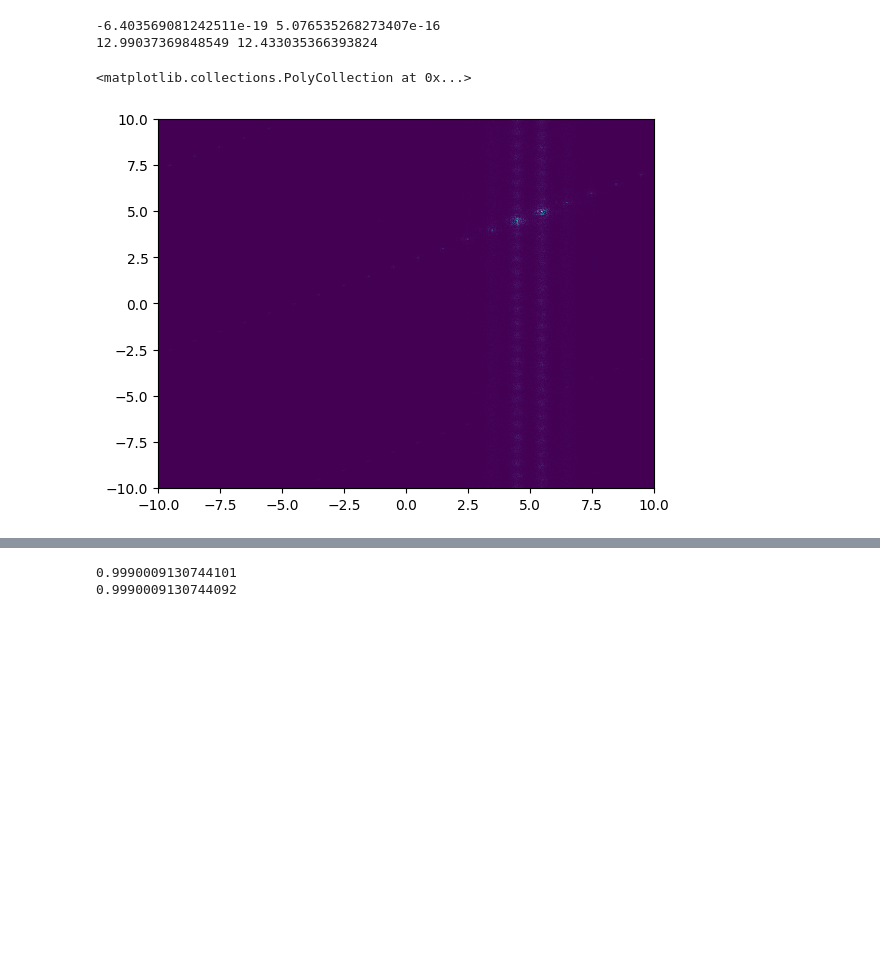
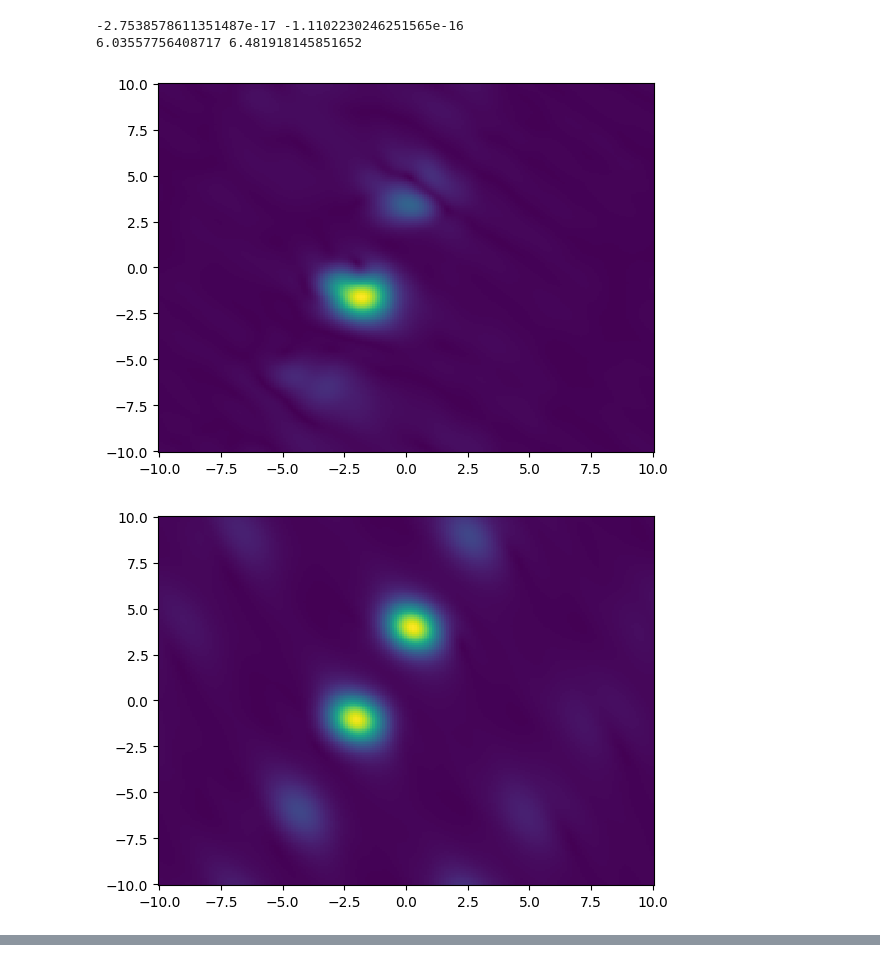
Before and after one commit to henhen724/GS_algorithm, a Jupyter notebook: GS.ipynb, the cells around one changed output, grey strips where cells are left out. Cells and saved outputs as stored; diff of their text form; code cells hidden in the pictures; blank space fills up the shorter version.

```diff
--- a/GS.ipynb
+++ b/GS.ipynb
@@ -25,24 +23,24 @@ def unitary_ift(a, diststep):
 # %%
-n = 2001
+n = 201
 rangeMin = -10.
 rangeMax = 10.
 diststep = (rangeMax-rangeMin)/n
-delta_k = 2*cp.pi/(n*diststep)
-x = cp.linspace(rangeMin, rangeMax, n)
-y = cp.linspace(rangeMin, rangeMax, n)
+delta_k = 2*np.pi/(n*diststep)
+x = np.linspace(rangeMin, rangeMax, n)
+y = np.linspace(rangeMin, rangeMax, n)
 px = fftfreq(n, diststep)
 py = fftfreq(n, diststep)
 
-X, Y = cp.meshgrid(x,y)
-Px, Py = cp.meshgrid(px, py)
+X, Y = np.meshgrid(x,y)
+Px, Py = np.meshgrid(px, py)
 Px_sorted, Py_sorted = fftshift(Px), fftshift(Py)
 
 pos_amp_mag = position_amp_mag(X,Y)
-# mom_amp_mag = np.abs(fftn(pos_amp_mag*np.exp(1j*cp.pi/2*(0.5*X)/diststep))*diststep**2/(2*cp.pi))
+# mom_amp_mag = np.abs(fftn(pos_amp_mag)*diststep**2/(2*np.pi))
 unnormalized_mom_amp_mag = momentum_amp_mag(Px, Py)
-mom_amp_mag = cp.sqrt(cp.sum(cp.square(pos_amp_mag))*diststep**2/(cp.sum(cp.square(cp.abs(unnormalized_mom_amp_mag)))*delta_k**2))*unnormalized_mom_amp_mag
+mom_amp_mag = np.sqrt(np.sum(np.square(pos_amp_mag))*diststep**2/(np.sum(np.square(np.abs(unnormalized_mom_amp_mag)))*delta_k**2))*unnormalized_mom_amp_mag
 
-# plt.pcolor(X.get(), Y.get(), pos_amp_mag.get())
+plt.pcolor(X, Y, pos_amp_mag)
+plt.show()
+plt.pcolor(Px_sorted, Py_sorted, fftshift(mom_amp_mag))
 # plt.show()
-# plt.pcolor(Px_sorted.get(), Py_sorted.get(), fftshift(mom_amp_mag).get())
-# plt.show()
@@ -65,24 +76,26 @@ print(2*np.pi*(Px_sorted[0][1] - Px_sorted[0][0]))
 # %%
-print(cp.sum(Px*cp.square(mom_amp_mag)), cp.sum(Py*cp.square(mom_amp_mag)))
-print(cp.sum(Px*cp.square(cp.abs(unitary_ft(pos_amp_mag, diststep)))), cp.sum(Py*cp.square(cp.abs(unitary_ft(pos_amp_mag, diststep)))))
+print(np.sum(Px*np.square(mom_amp_mag)), np.sum(Py*np.square(mom_amp_mag)))
+print(np.sum(Px*np.square(np.abs(unitary_ft(pos_amp_mag, diststep)))), np.sum(Py*np.square(np.abs(unitary_ft(pos_amp_mag, diststep)))))
 # %% [output]
--6.403569081242511e-19 5.076535268273407e-16
-12.99037369848549 12.433035366393824
+-2.7538578611351487e-17 -1.1102230246251565e-16
+6.03557756408717 6.481918145851652
 # %%
 def one_step_of_GS(cur_pos, measured_pos_mag, measured_mom_mag, diststep):
     n = measured_pos_mag.shape[0]
-    cur_mom = fftn(cur_pos)*diststep**2/(2*cp.pi)
-    next_mom = measured_mom_mag*cp.exp(1j * cp.angle(cur_mom))
-    next_pos = ifftn(next_mom)*(2*cp.pi/diststep**2)
-    return measured_pos_mag*cp.exp(1j * cp.angle(next_pos)), next_mom
+    cur_mom = fftn(cur_pos)*diststep**2/(2*np.pi)
+    next_mom = measured_mom_mag*np.exp(1j * np.angle(cur_mom))
+    next_pos = ifftn(next_mom)*(2*np.pi/diststep**2)
+    return measured_pos_mag*np.exp(1j * np.angle(next_pos)), next_mom
 # %%
+phi = 2*np.pi*np.random.random((n,n))
+cur_pos_amp = pos_amp_mag*np.exp(1j*phi)
 for i in range(0,100):
-    cur_pos_amp, cur_mom_amp = one_step_of_GS(pos_amp_mag, pos_amp_mag, mom_amp_mag, diststep)
-    # print(cp.sum(cp.square(cp.abs(new_pos_amp)))*diststep**2)
-    # plt.pcolor(X, Y, cp.abs(cur_pos_amp))
-    # plt.show()
-    # plt.pcolor(Px_sorted, Py_sorted, cp.abs(cur_mom_amp))
-plt.pcolor(X.get(), Y.get(), cp.abs(ifftn(cur_mom_amp)*(2*cp.pi/diststep**2)).get())
+    cur_pos_amp, cur_mom_amp = one_step_of_GS(cur_pos_amp, pos_amp_mag, mom_amp_mag, diststep)
+    # print(np.sum(np.square(np.abs(new_pos_amp)))*diststep**2)
+    # plt.pcolor(Px_sorted, Py_sorted, np.abs(cur_mom_amp))
+    if i % 10 == 0:
+        plt.pcolor(X, Y, np.abs(ifftn(cur_mom_amp)*(2*np.pi/diststep**2)))
+        plt.show()
 # %% [output]
-<matplotlib.collections.PolyCollection at 0x...>
-[figure, old version]
+[figure, new version]
+[figure, added]
@@ -89,7 +110,4 @@ plt.pcolor(X.get(), Y.get(), cp.abs(ifftn(cur_mom_amp)*(2*cp.pi/diststep**2)).ge
 # %%
-print(cp.sum(cp.square(cp.abs(cur_mom_amp)))*delta_k**2)
-print(cp.sum(cp.square(cp.abs(ifftn(cur_mom_amp)*(2*cp.pi/diststep**2))))*diststep**2)
+# print(np.sum(np.square(np.abs(cur_mom_amp)))*delta_k**2)
+# print(np.sum(np.square(np.abs(ifftn(cur_mom_amp)*(2*np.pi/diststep**2))))*diststep**2)
-# %% [output]
-0.9990009130744101
-0.9990009130744092
 # %%
```
Also changed, not shown: parts of 15 cells of this notebook, 3 other files.
